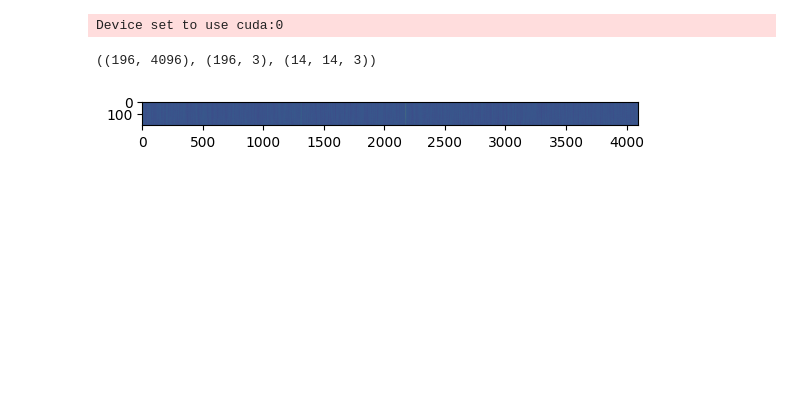
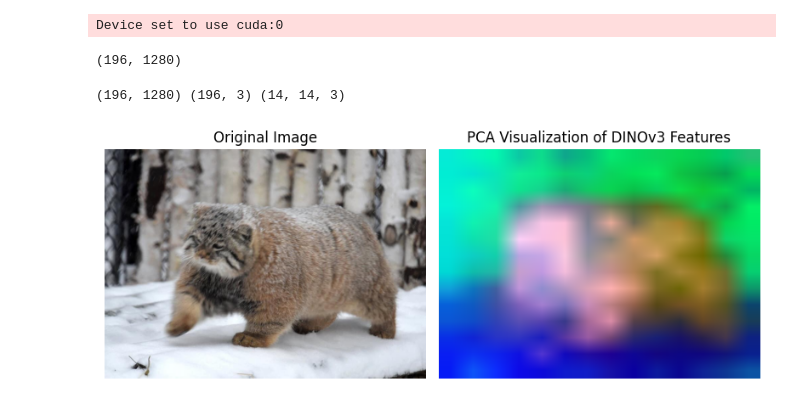
Before and after one commit to YeongHyeon/Dose_prediction_practice, a Jupyter notebook: dinov3_test_251110_01.ipynb, the cells around one changed output. Saved outputs shown, nothing was run; the diff lists cells and outputs as text; code cells hidden in the pictures; blank space fills up the shorter version.

Commit message:
dinov3 test with dinov3-vith16plus-pretrain-lvd1689m

```diff
--- a/dinov3_test_251110_01.ipynb
+++ b/dinov3_test_251110_01.ipynb
@@ -75,13 +26,48 @@ plt.show()
 # %% [output]
 Device set to use cuda:0
-# %%
-plt.imshow(patch_features.numpy())
-
-pca = PCA(n_components=3)
-features_pca = pca.fit_transform(patch_features.numpy())
-
-pca_image = features_pca.reshape((h, w, 3))
-patch_features.numpy().shape, features_pca.shape, pca_image.shape
-# %% [output]
-((196, 4096), (196, 3), (14, 14, 3))
-[figure, removed]
+# %%
+features = torch.tensor(features)
+features_no_batch = features.squeeze(0)
+
+num_tokens = features_no_batch.shape[0]
+num_patches_guess = int(math.sqrt(num_tokens))**2
+h = w = int(math.sqrt(num_patches_guess))
+num_special_tokens = num_tokens - num_patches_guess
+patch_features = features_no_batch[num_special_tokens:, :]
+patch_features = patch_features.numpy()
+
+print(patch_features.shape)
+# %% [output]
+(196, 1280)
+# %%
+pca = PCA(n_components=3)
+features_pca = pca.fit_transform(patch_features)
+
+pca_image = features_pca.reshape((h, w, 3))
+print(patch_features.shape, features_pca.shape, pca_image.shape)
+
+pca_image_normalized = np.zeros_like(pca_image)
+for i in range(3):
+    channel = pca_image[:, :, i]
+    pca_image_normalized[:, :, i] = (channel - channel.min()) / (channel.max() - channel.min())
+
+pca_pil_image = Image.fromarray((pca_image_normalized * 255).astype(np.uint8))
+
+pca_pil_image_bilinear = pca_pil_image.resize(image.size, Image.Resampling.BILINEAR)
+
+fig, axes = plt.subplots(1, 2, figsize=(8, 8))
+
+axes[0].imshow(image)
+axes[0].set_title("Original Image")
+axes[0].axis('off')
+
+# BILINEAR
+axes[1].imshow(pca_pil_image_bilinear)
+axes[1].set_title("PCA Visualization of DINOv3 Features")
+axes[1].axis('off')
+
+plt.tight_layout()
+plt.show()
+# %% [output]
+(196, 1280) (196, 3) (14, 14, 3)
+[figure, added]
```
Also changed, not shown: parts of 1 cell of this notebook.
